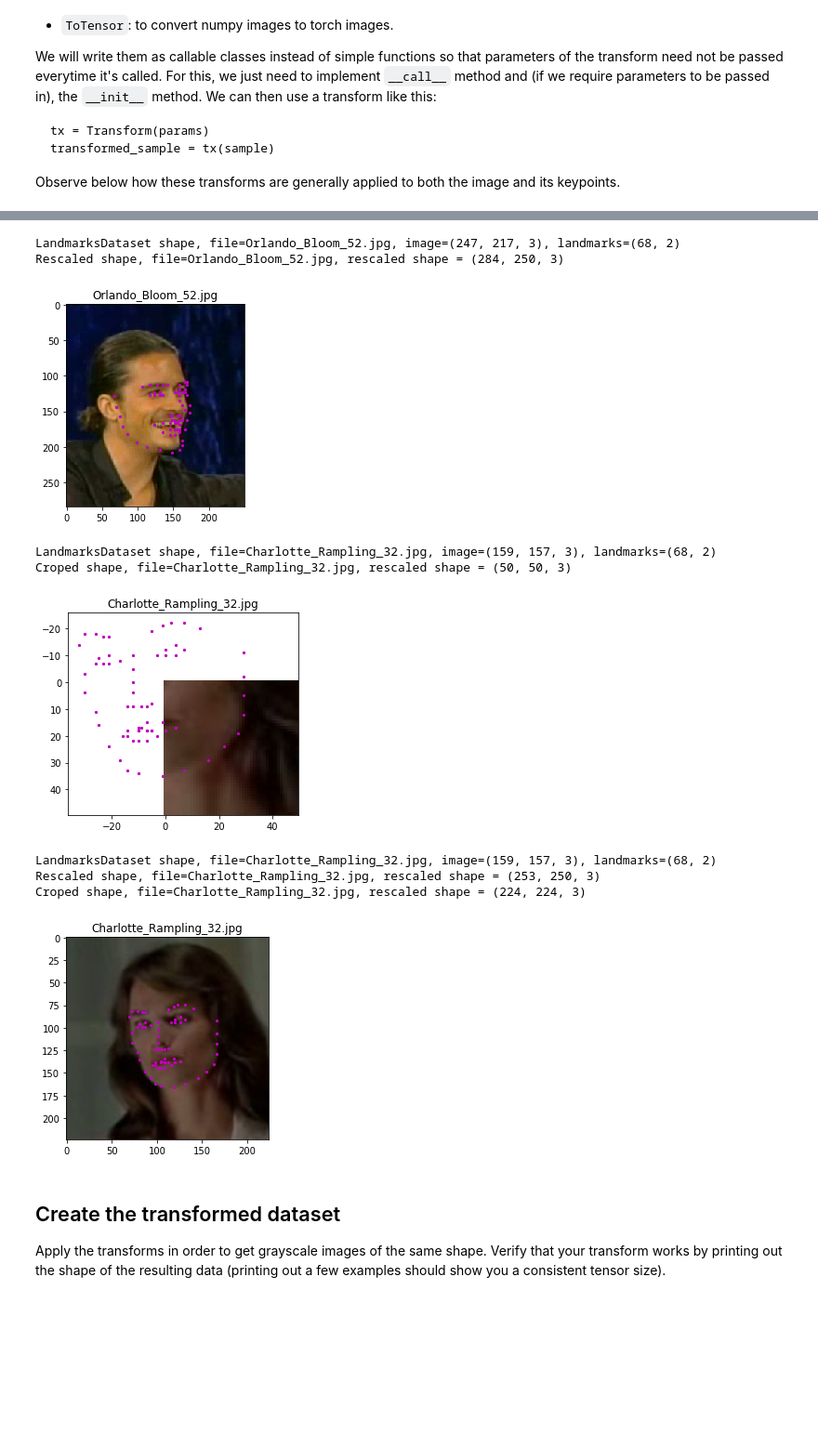
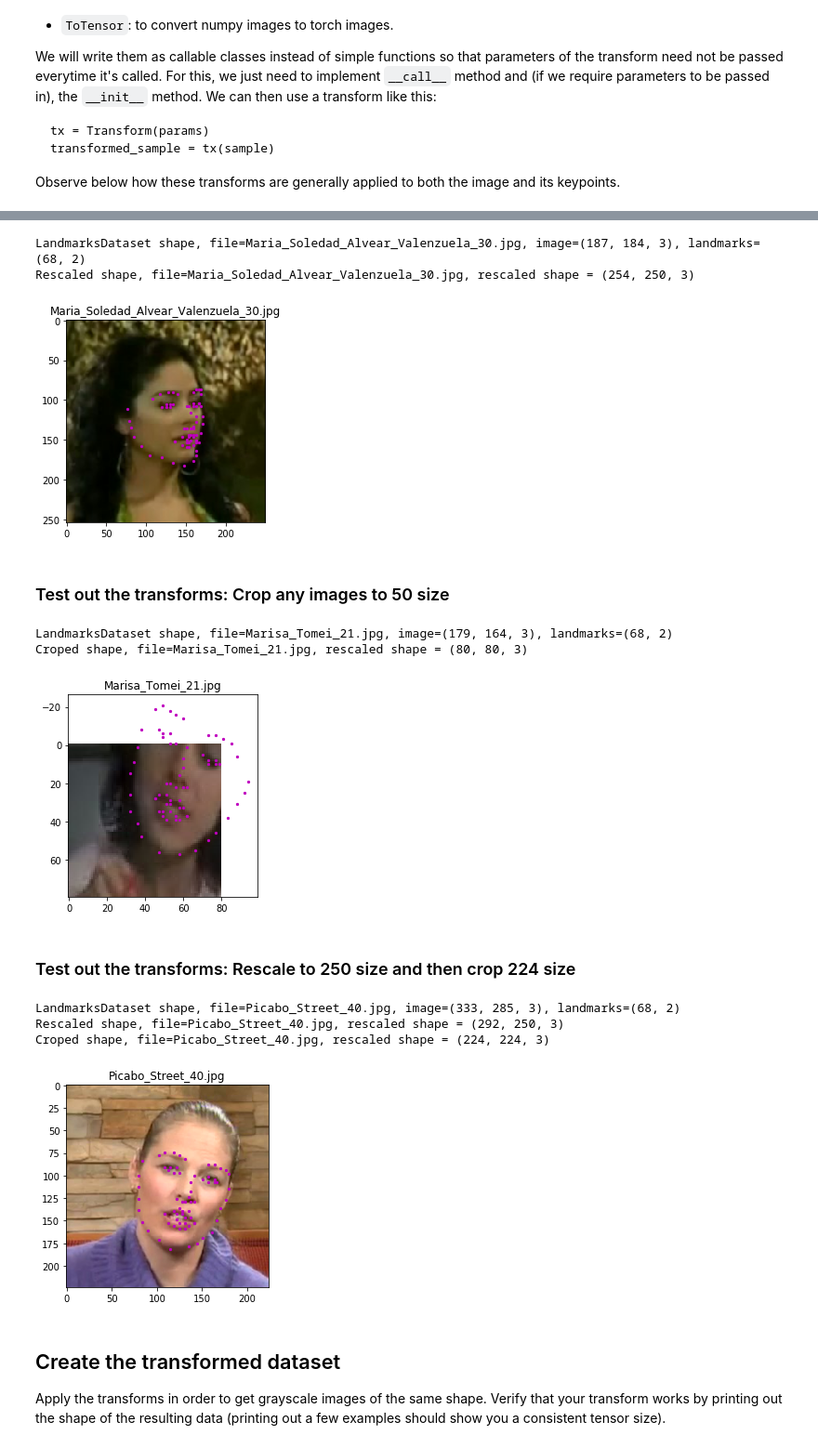
Before and after one commit to bongsang/face-landmark, a Jupyter notebook: Face landmarks detection by CNN.ipynb, the cells around one changed output, grey strips where cells are left out. Shown at 93% size. Drawn from its saved outputs; the diff is of its cells as text; code cells hidden in the pictures; blank space fills up the shorter version.

```diff
--- a/Face landmarks detection by CNN.ipynb
+++ b/Face landmarks detection by CNN.ipynb
@@ -308,35 +308,44 @@ class ToTensor(object):
+# %%
+from torchvision import transforms
+rescale = Rescale(250)
+
+idx = np.random.randint(0, len(landmarks_dataset))
+sample = landmarks_dataset[idx]
+transformed_sample = rescale(sample)
+show_landmarks(transformed_sample['image'], transformed_sample['landmarks'], transformed_sample['name'])
+# %% [output]
+LandmarksDataset shape, file=Maria_Soledad_Alvear_Valenzuela_30.jpg, image=(187, 184, 3), landmarks=(68, 2)
+Rescaled shape, file=Maria_Soledad_Alvear_Valenzuela_30.jpg, rescaled shape = (254, 250, 3)
+[figure, added]
+# %% [markdown]
+### Test out the transforms: Crop any images to 50 size
+# %%
+from torchvision import transforms
+crop = RandomCrop(80)
+
+idx = np.random.randint(0, len(landmarks_dataset))
+sample = landmarks_dataset[idx]
+transformed_sample = crop(sample)
+show_landmarks(transformed_sample['image'], transformed_sample['landmarks'], transformed_sample['name'])
+# %% [output]
+LandmarksDataset shape, file=Marisa_Tomei_21.jpg, image=(179, 164, 3), landmarks=(68, 2)
+Croped shape, file=Marisa_Tomei_21.jpg, rescaled shape = (80, 80, 3)
+[figure, added]
+# %% [markdown]
+### Test out the transforms: Rescale to 250 size and then crop 224 size
 # %%
 from torchvision import transforms
-rescale = Rescale(250)
-crop = RandomCrop(50)
 composed = transforms.Compose([Rescale(250), RandomCrop(224)])
-
-# apply the transforms to a sample image
-idx = np.random.randint(0, len(landmarks_dataset))
-sample = landmarks_dataset[idx]
-transformed_sample = rescale(sample)
-show_landmarks(transformed_sample['image'], transformed_sample['landmarks'], transformed_sample['name'])
 
 idx = np.random.randint(0, len(landmarks_dataset))
 sample = landmarks_dataset[idx]
-transformed_sample = crop(sample)
-show_landmarks(transformed_sample['image'], transformed_sample['landmarks'], transformed_sample['name'])
-
-composed = transforms.Compose([Rescale(250), RandomCrop(224)])
-sample = landmarks_dataset[idx]
 transformed_sample = composed(sample)
 show_landmarks(transformed_sample['image'], transformed_sample['landmarks'], transformed_sample['name'])
 # %% [output]
-LandmarksDataset shape, file=Orlando_Bloom_52.jpg, image=(247, 217, 3), landmarks=(68, 2)
-Rescaled shape, file=Orlando_Bloom_52.jpg, rescaled shape = (284, 250, 3)
+LandmarksDataset shape, file=Picabo_Street_40.jpg, image=(333, 285, 3), landmarks=(68, 2)
+Rescaled shape, file=Picabo_Street_40.jpg, rescaled shape = (292, 250, 3)
+Croped shape, file=Picabo_Street_40.jpg, rescaled shape = (224, 224, 3)
-[figure, old version]
+[figure, new version]
-LandmarksDataset shape, file=Charlotte_Rampling_32.jpg, image=(159, 157, 3), landmarks=(68, 2)
-Croped shape, file=Charlotte_Rampling_32.jpg, rescaled shape = (50, 50, 3)
-[figure, removed]
-LandmarksDataset shape, file=Charlotte_Rampling_32.jpg, image=(159, 157, 3), landmarks=(68, 2)
-Rescaled shape, file=Charlotte_Rampling_32.jpg, rescaled shape = (253, 250, 3)
-Croped shape, file=Charlotte_Rampling_32.jpg, rescaled shape = (224, 224, 3)
-[figure, removed]
 # %% [markdown]
 ## Create the transformed dataset
 
```
Also changed, not shown: parts of 1 cell of this notebook.
